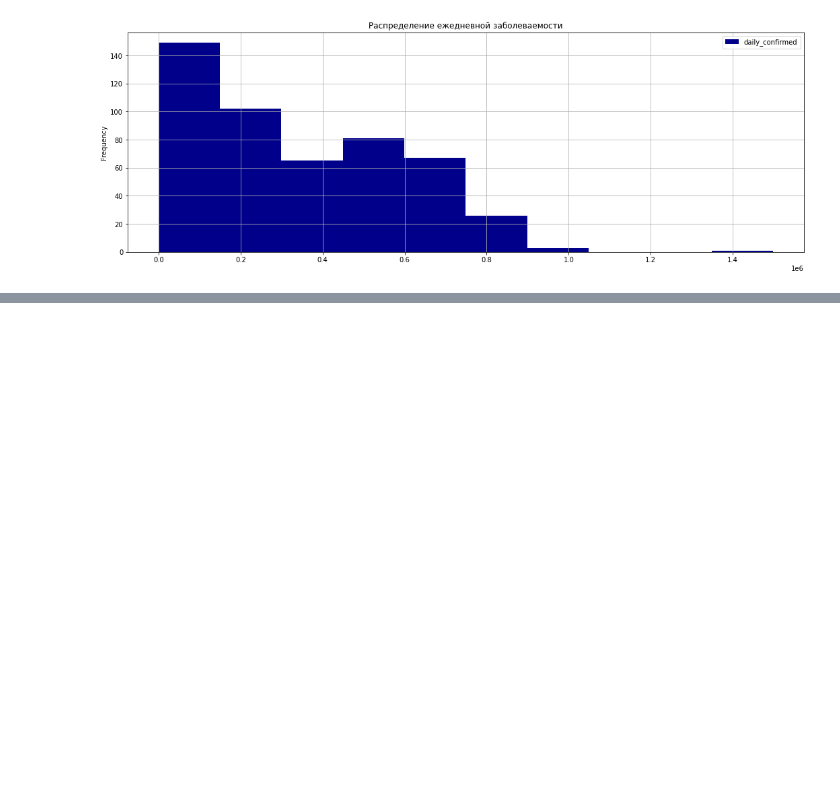
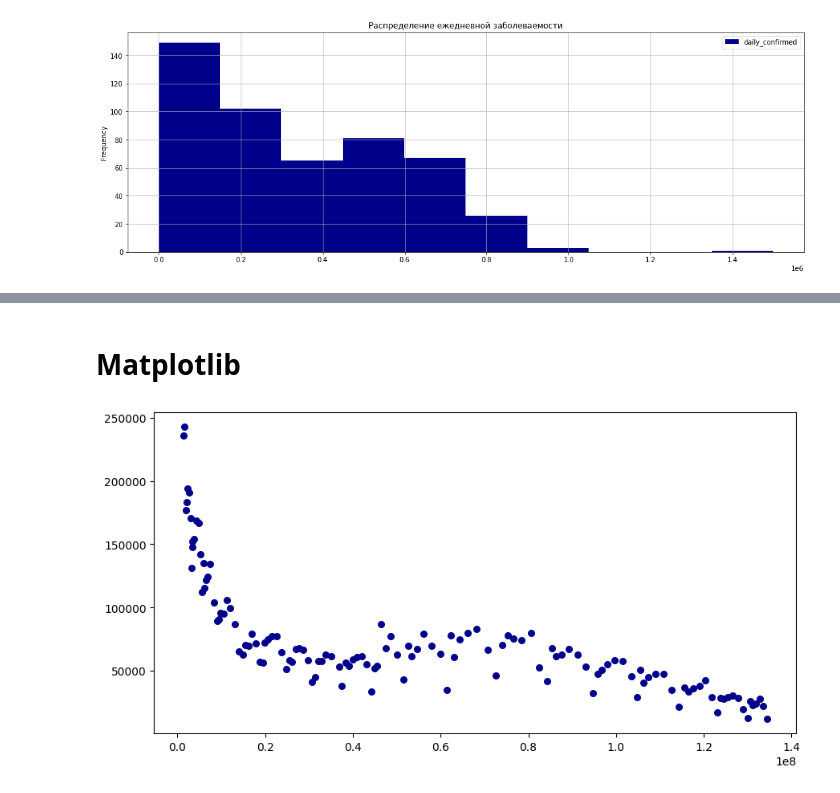
Before and after one commit to zzz-Ivan-zzz/ds_remote, a Jupyter notebook: Python-13. Visualization.ipynb, the cells around one changed output, grey strips where cells are left out. Cells and saved outputs as stored; diff of their text form; code cells hidden in the pictures; blank space fills up the shorter version.

```diff
--- a/Python-13. Visualization.ipynb
+++ b/Python-13. Visualization.ipynb
@@ -83,0 +111,23 @@ grouped_cases.plot(
+# %% [markdown]
+# Matplotlib
+# %%
+# диаграмма рассеивания
+
+import matplotlib.pyplot as plt
+# для корректного отображения графиков в ноутбуках
+%matplotlib inline
+plt.style.use('default') # для корректного отображения графиков на тёмном фоне
+
+us_data = covid_df[covid_df['country'] == 'United States']
+
+fig = plt.figure(figsize=(8, 4)) # размер фигуры
+axes = fig.add_axes([0, 0, 1, 1]) # координаты начала осей
+axes.scatter(
+    x=us_data['people_fully_vaccinated'],
+    y=us_data['daily_confirmed'],
+    s=30, # размер маркеров
+    marker='o', # вид маркеров ('o' — точки, '^' — треугольники);
+    c = 'darkblue'
+);
+# %% [output]
+[figure, added]
```
Also changed, not shown: parts of 5 cells of this notebook, 1 other file.
